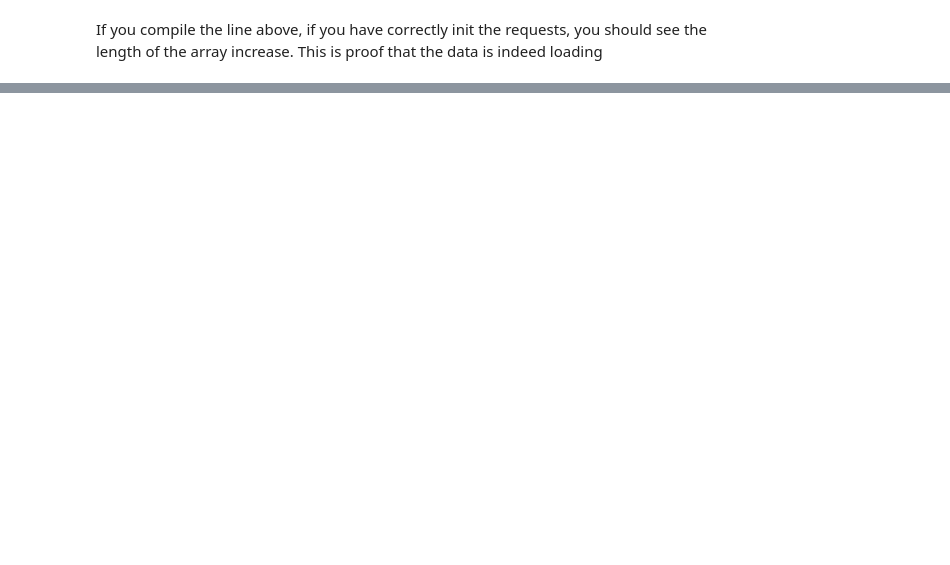
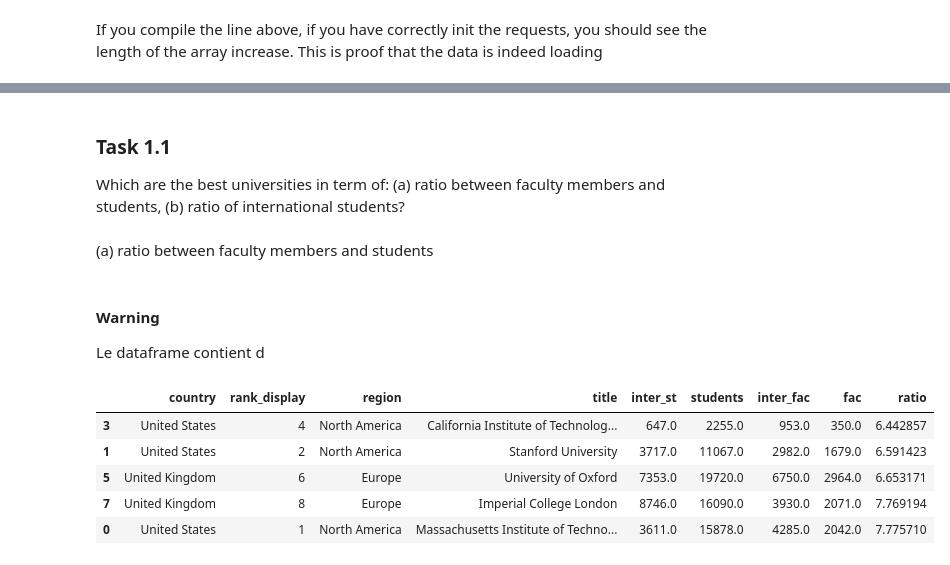
Before and after one commit to IsaacLeimgruber/ADA_labs_repo, a Jupyter notebook: 02 - Data from the Web/hw02_isaac.ipynb, the cells around one changed output, grey strips where cells are left out. Drawn from its saved outputs; the diff is of its cells as text; code cells hidden in the pictures; blank space fills up the shorter version.

```diff
--- a/02 - Data from the Web/hw02_isaac.ipynb
+++ b/02 - Data from the Web/hw02_isaac.ipynb
@@ -275,0 +268,4 @@ p.play()
+# %%
+missing_df = pd.DataFrame(data= [international_st, students, international_fac, fac],
+                         index = ['inter_st', 'students', 'inter_fac', 'fac']).transpose()
+missing_df.head()
@@ -275,0 +279,4 @@ p.play()
+# %%
+univ_tot_df = pd.concat([univ_dr_df, missing_df], axis = 1)
+univ_rk_df = univ_tot_df.set_index(['rank_display'])
+univ_rk_df.head()
@@ -275,0 +291,20 @@ p.play()
+# %% [markdown]
+### Task 1.1
+Which are the best universities in term of: (a) ratio between faculty members and students, (b) ratio of international students?
+# %% [markdown]
+(a) ratio between faculty members and students
+# %% [markdown]
+#### Warning
+Le dataframe contient d
+# %%
+univ_ratio = univ_tot_df.copy().dropna()
+univ_ratio['ratio'] = univ_ratio['students'] / univ_ratio['fac']
+univ_ratio_sorted = univ_ratio.sort_values(['ratio'], ascending = 1)
+univ_ratio_sorted.head()
+# %% [output]
+|  | country | rank_display | region | title | inter_st | students | inter_fac | fac | ratio |
+| 3 | United States | 4 | North America | California Institute of Technolog... | 647.0 | 2255.0 | 953.0 | 350.0 | 6.442857 |
+| 1 | United States | 2 | North America | Stanford University | 3717.0 | 11067.0 | 2982.0 | 1679.0 | 6.591423 |
+| 5 | United Kingdom | 6 | Europe | University of Oxford | 7353.0 | 19720.0 | 6750.0 | 2964.0 | 6.653171 |
+| 7 | United Kingdom | 8 | Europe | Imperial College London | 8746.0 | 16090.0 | 3930.0 | 2071.0 | 7.769194 |
+| 0 | United States | 1 | North America | Massachusetts Institute of Techno... | 3611.0 | 15878.0 | 4285.0 | 2042.0 | 7.775710 |
```
Also changed, not shown: parts of 27 cells of this notebook.
